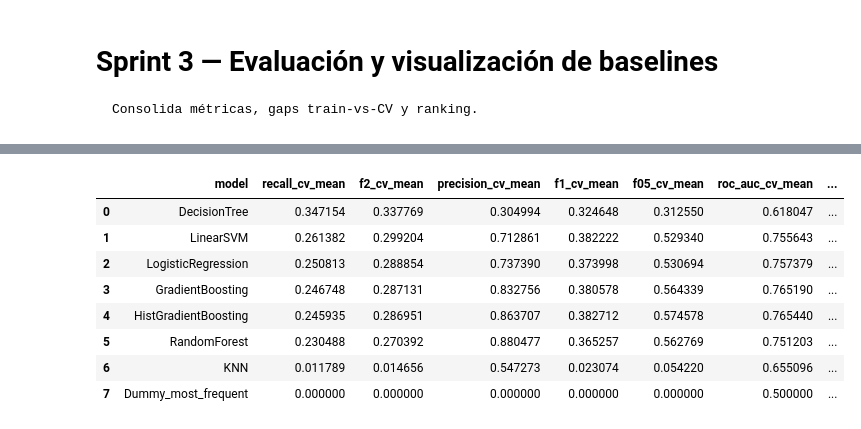
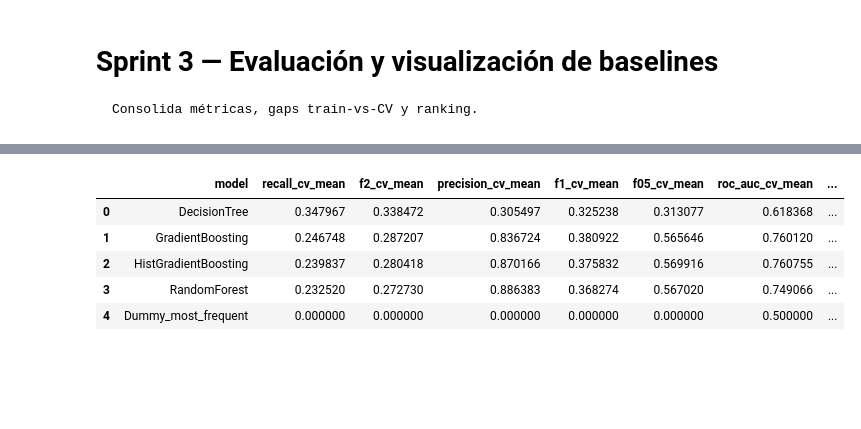
Before and after one commit to pucp-datanalytics/dp261-g1, a Jupyter notebook: notebooks/09_model_evaluation.ipynb, the cells around one changed output, grey strips where cells are left out. Drawn from its saved outputs; the diff is of its cells as text; code cells hidden in the pictures; blank space fills up the shorter version.

```diff
--- a/notebooks/09_model_evaluation.ipynb
+++ b/notebooks/09_model_evaluation.ipynb
@@ -25,31 +25,28 @@ Proyecto: /Users/alexandralozano/dp261-g1
 # %%
 results = pd.read_csv(REPORTS_DIR / "baseline_cv_results.csv")
 
 metric_cols = [
     "model",
     "recall_cv_mean",
     "f2_cv_mean",
     "precision_cv_mean",
     "f1_cv_mean",
     "f05_cv_mean",
     "roc_auc_cv_mean",
     "average_precision_cv_mean"
 ]
-
+results_clean = results[results['status'] == 'ok'].copy()
+# Creamos un ranking que penalice el overfitting extremo
 display(
-    results[metric_cols]
+    results_clean[metric_cols + ["recall_gap"]]
     .sort_values(
-        ["recall_cv_mean", "f2_cv_mean", "precision_cv_mean"],
-        ascending=[False, False, False]
-    )
-)
+        ["f2_cv_mean", "recall_cv_mean"],
+        ascending=False
+    ))
 # %% [output]
 |  | model | recall_cv_mean | f2_cv_mean | precision_cv_mean | f1_cv_mean | f05_cv_mean | roc_auc_cv_mean | ... |
-| 0 | DecisionTree | 0.347154 | 0.337769 | 0.304994 | 0.324648 | 0.312550 | 0.618047 | ... |
-| 1 | LinearSVM | 0.261382 | 0.299204 | 0.712861 | 0.382222 | 0.529340 | 0.755643 | ... |
-| 2 | LogisticRegression | 0.250813 | 0.288854 | 0.737390 | 0.373998 | 0.530694 | 0.757379 | ... |
-| 3 | GradientBoosting | 0.246748 | 0.287131 | 0.832756 | 0.380578 | 0.564339 | 0.765190 | ... |
-| 4 | HistGradientBoosting | 0.245935 | 0.286951 | 0.863707 | 0.382712 | 0.574578 | 0.765440 | ... |
-| 5 | RandomForest | 0.230488 | 0.270392 | 0.880477 | 0.365257 | 0.562769 | 0.751203 | ... |
-| 6 | KNN | 0.011789 | 0.014656 | 0.547273 | 0.023074 | 0.054220 | 0.655096 | ... |
-| 7 | Dummy_most_frequent | 0.000000 | 0.000000 | 0.000000 | 0.000000 | 0.000000 | 0.500000 | ... |
+| 0 | DecisionTree | 0.347967 | 0.338472 | 0.305497 | 0.325238 | 0.313077 | 0.618368 | ... |
+| 1 | GradientBoosting | 0.246748 | 0.287207 | 0.836724 | 0.380922 | 0.565646 | 0.760120 | ... |
+| 2 | HistGradientBoosting | 0.239837 | 0.280418 | 0.870166 | 0.375832 | 0.569916 | 0.760755 | ... |
+| 3 | RandomForest | 0.232520 | 0.272730 | 0.886383 | 0.368274 | 0.567020 | 0.749066 | ... |
+| 4 | Dummy_most_frequent | 0.000000 | 0.000000 | 0.000000 | 0.000000 | 0.000000 | 0.500000 | ... |
```
Also changed, not shown: parts of 6 cells of this notebook, 22 other files.
